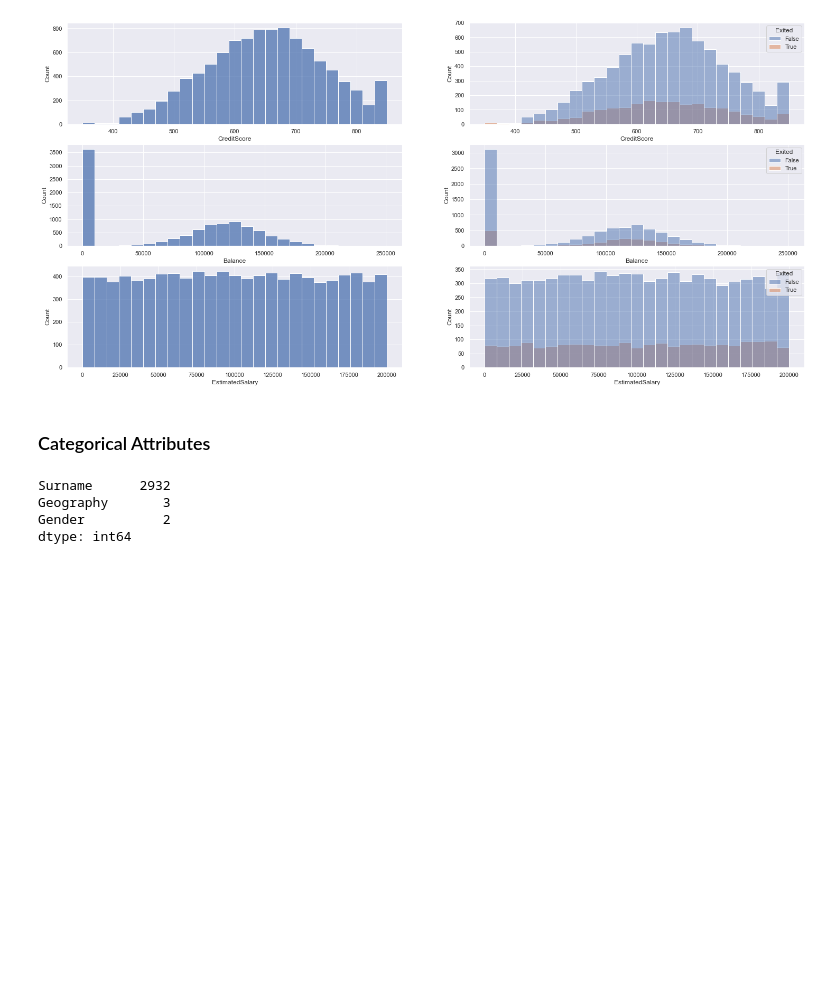
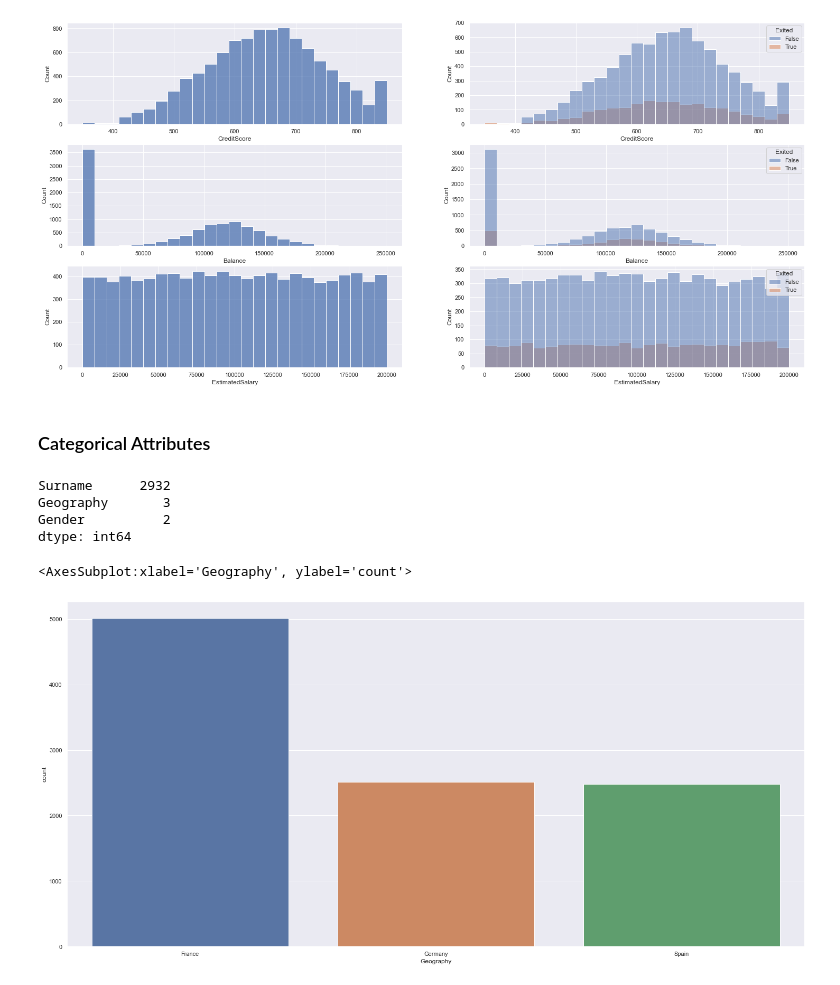
Before and after one commit to FabioCaffarello/Churn-Prediction-TopBank, a Jupyter notebook: 02-Notebooks/01-FirstCycleCRISP/01-DataDescription.ipynb, the cells around one changed output. Drawn from its saved outputs; the diff is of its cells as text; code cells hidden in the pictures; blank space fills up the shorter version.

Commit message:
Data Description

```diff
--- a/02-Notebooks/01-FirstCycleCRISP/01-DataDescription.ipynb
+++ b/02-Notebooks/01-FirstCycleCRISP/01-DataDescription.ipynb
@@ -215,3 +213,10 @@ Surname      2932
 Geography       3
 Gender          2
 dtype: int64
+# %%
+#sns.boxplot( x='Geography', y='Exited', data=df01 )
+sns.countplot(x='Geography', data=df01)
+# sns.barplot('Geography', data=df01)
+# %% [output]
+<AxesSubplot:xlabel='Geography', ylabel='count'>
+[figure, added]
```
Also changed, not shown: parts of 2 cells of this notebook.
